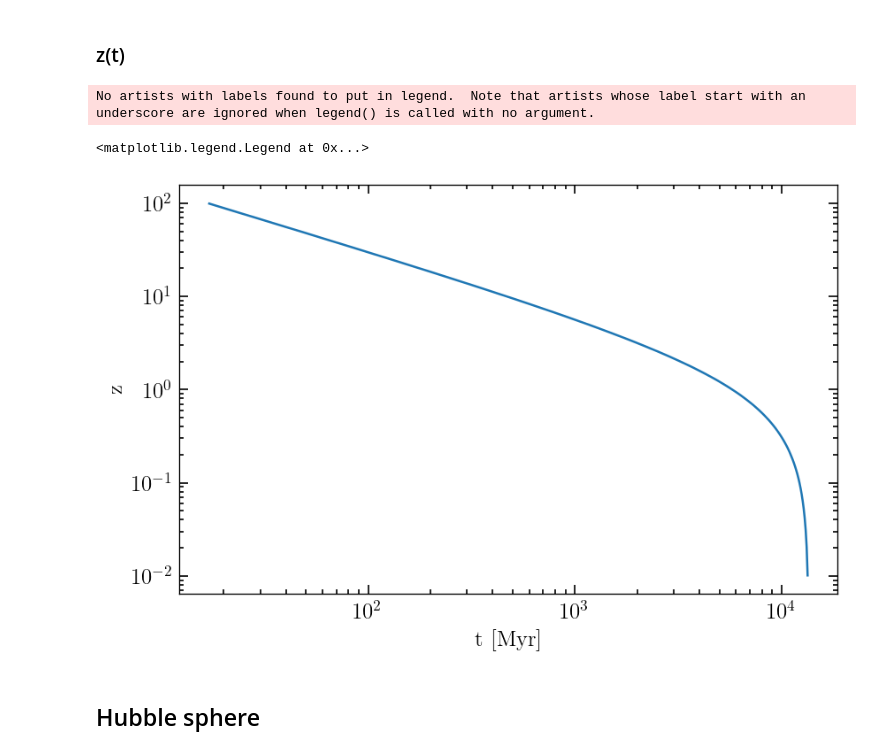
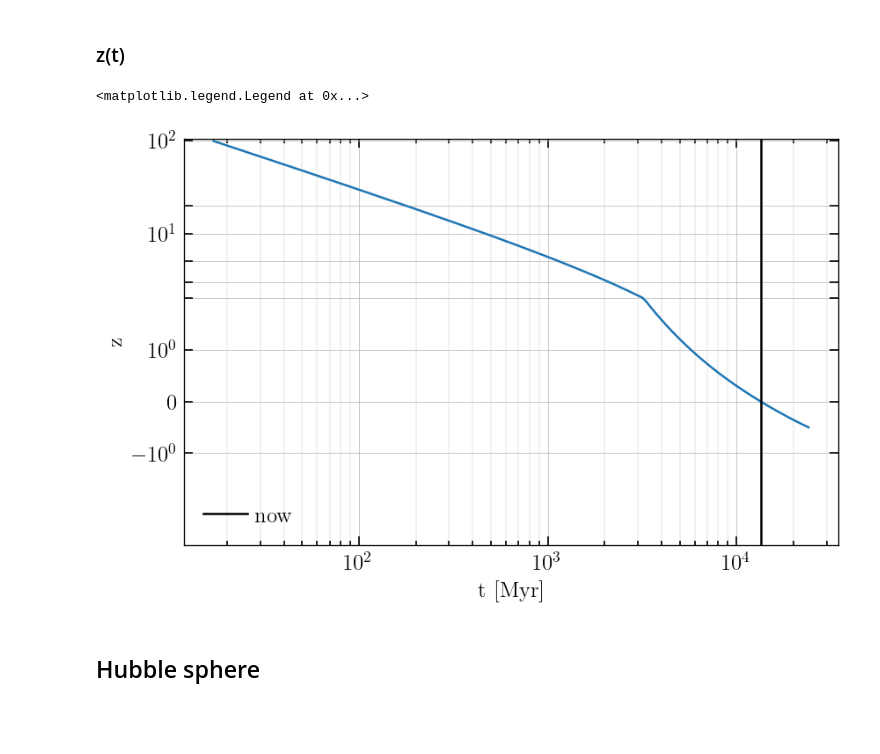
Before and after one commit to SiyiZhao/learnCosmology, a Jupyter notebook: code/expansion.ipynb, the cells around one changed output. Drawn from its saved outputs; the diff is of its cells as text; code cells hidden in the pictures; blank space fills up the shorter version.

```diff
--- a/code/expansion.ipynb
+++ b/code/expansion.ipynb
@@ -53,17 +56,21 @@ def a2z(a, a0=1):
     return a0 / a - 1
 # %%
 z1_l = a2z(a1_l)
-# %%
-plt.plot(t_l, z1_l)
-plt.xlabel("t [Myr]")
-plt.ylabel("z")
-plt.yscale('log')
-plt.xscale("log")
-plt.legend()
-# %% [output]
-No artists with labels found to put in legend.  Note that artists whose label start with an underscore are ignored when legend() is called with no argument.
-<matplotlib.legend.Legend at 0x...>
-[figure, removed]
+# %%
+plt.plot(t_l, z1_l)
+plt.axvline(x=t0, color='black', label='now')
+plt.grid( which="major", linewidth=0.5, color="0.75" )
+plt.grid( which="minor", linewidth=0.25, color="0.75" )
+plt.ylabel("z")
+plt.yscale('symlog')
+y_ticks = np.array([-1, 0, 1, 2, 3, 5, 10, 20, 100])
+plt.yticks(y_ticks)
+plt.xlabel("t [Myr]")
+plt.xscale("log")
+plt.legend()
+# %% [output]
+<matplotlib.legend.Legend at 0x...>
+[figure, added]
 # %% [markdown]
 ## Hubble sphere
 # %% [markdown]
```
Also changed, not shown: parts of 5 cells of this notebook.
